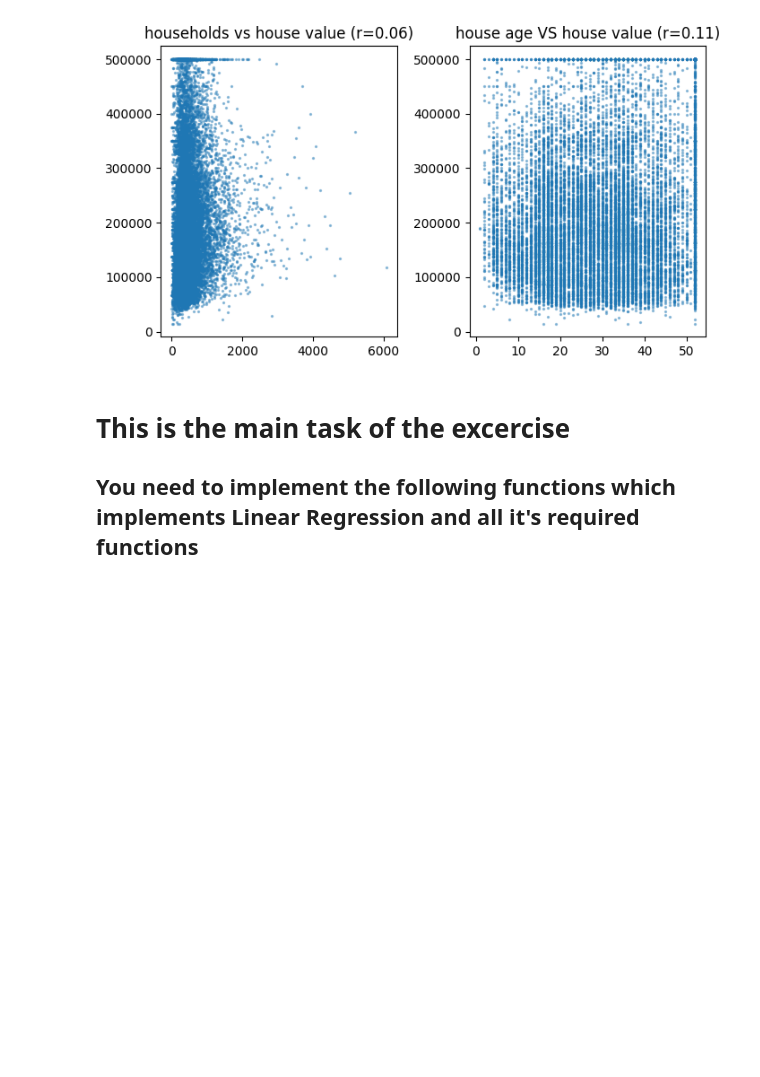
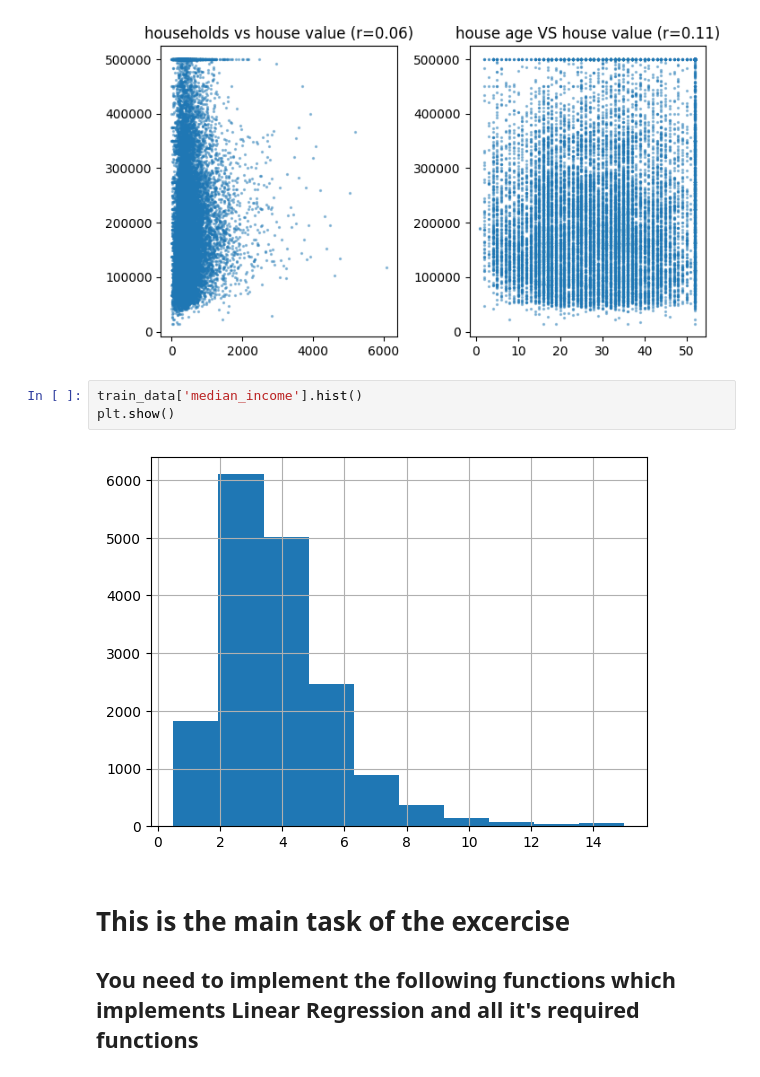
Before and after one commit to marwan-unity/Machine_Learning_projects, a Jupyter notebook: linear_regression.ipynb, the cells around one changed output. Saved outputs shown, nothing was run; the diff lists cells and outputs as text; blank space fills up the shorter version.

```diff
--- a/linear_regression.ipynb
+++ b/linear_regression.ipynb
@@ -208,6 +218,11 @@ plt.tight_layout()
 plt.show()
 # %% [output]
 [figure]
+# %%
+train_data['median_income'].hist()
+plt.show()
+# %% [output]
+[figure, added]
 # %% [markdown]
 # This is the main task of the excercise
 
```
Also changed, not shown: parts of 2 cells of this notebook.
